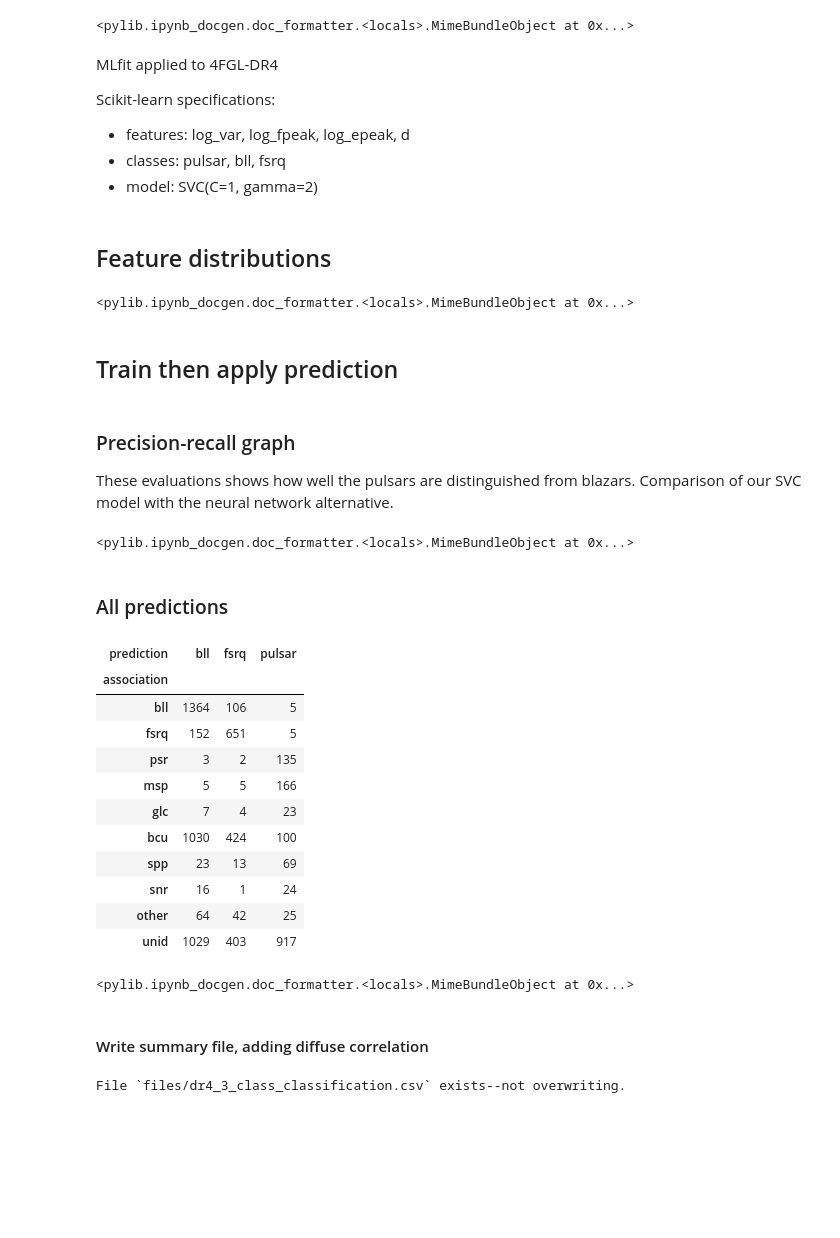
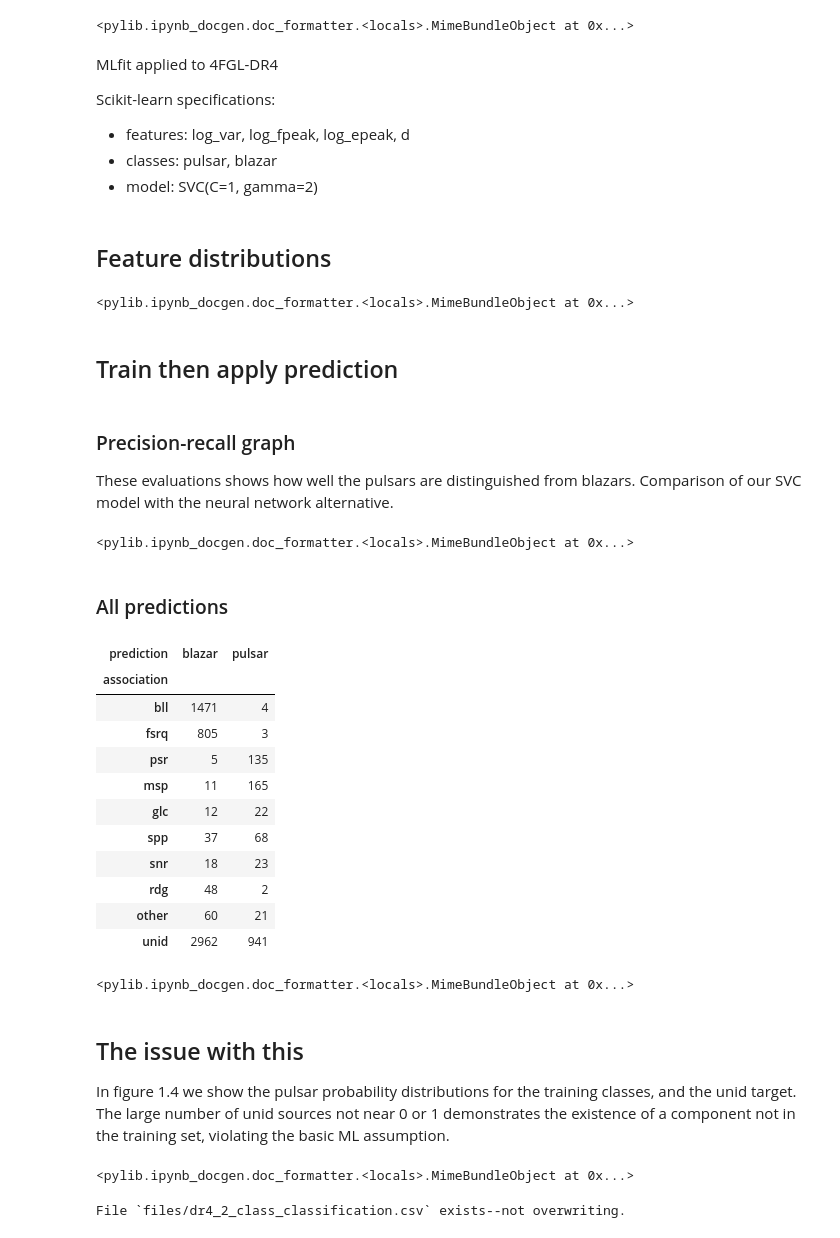
Before and after one commit to tburnett/srcpop, a Jupyter notebook: paper/ml_design.ipynb, the cells around one changed output. Saved outputs shown, nothing was run; the diff lists cells and outputs as text; code cells hidden in the pictures; blank space fills up the shorter version.

Commit message:
update KDE stuff, other tweaks

```diff
--- a/paper/ml_design.ipynb
+++ b/paper/ml_design.ipynb
@@ -1,4 +1,6 @@
 # %%
-%run pylib/ml_fit show dark
-self=doc(3,2)
+%run pylib/ml_fit show
+sns.set_style('ticks')
+self=doc(2);
+plt.close()
 # %% [output]
@@ -6,30 +8,34 @@ self=doc(3,2)
 <pylib.ipynb_docgen.doc_formatter.<locals>.MimeBundleObject at 0x...>
 MLfit applied to 4FGL-DR4
 
 Scikit-learn specifications:
 * features: log_var, log_fpeak, log_epeak, d
-* classes: pulsar, bll, fsrq
+* classes: pulsar, blazar
 * model: SVC(C=1, gamma=2)
 ## Feature distributions
 <pylib.ipynb_docgen.doc_formatter.<locals>.MimeBundleObject at 0x...>
 ## Train then apply prediction
 ### Precision-recall graph
 These evaluations shows how well the pulsars are distinguished from blazars.
 Comparison of our SVC model with the neural network alternative.
 <pylib.ipynb_docgen.doc_formatter.<locals>.MimeBundleObject at 0x...>
 ### All predictions
-| prediction | bll | fsrq | pulsar |
-| association |  |  |  |
-| bll | 1364 | 106 | 5 |
-| fsrq | 152 | 651 | 5 |
-| psr | 3 | 2 | 135 |
-| msp | 5 | 5 | 166 |
-| glc | 7 | 4 | 23 |
-| bcu | 1030 | 424 | 100 |
-| spp | 23 | 13 | 69 |
-| snr | 16 | 1 | 24 |
-| other | 64 | 42 | 25 |
-| unid | 1029 | 403 | 917 |
+| prediction | blazar | pulsar |
+| association |  |  |
+| bll | 1471 | 4 |
+| fsrq | 805 | 3 |
+| psr | 5 | 135 |
+| msp | 11 | 165 |
+| glc | 12 | 22 |
+| spp | 37 | 68 |
+| snr | 18 | 23 |
+| rdg | 48 | 2 |
+| other | 60 | 21 |
+| unid | 2962 | 941 |
 <pylib.ipynb_docgen.doc_formatter.<locals>.MimeBundleObject at 0x...>
-#### Write summary file, adding diffuse correlation
+## The issue with this
+In figure 1.4 we show the pulsar probability distributions for the training classes, and
+the unid target. The large number of unid sources not near 0 or 1 demonstrates the
+existence of a component not in the training set, violating the basic ML assumption.
-File `files/dr4_3_class_classification.csv` exists--not overwriting.
+<pylib.ipynb_docgen.doc_formatter.<locals>.MimeBundleObject at 0x...>
+File `files/dr4_2_class_classification.csv` exists--not overwriting.
```
Also changed, not shown: parts of 39 cells of this notebook, 9 other files.
